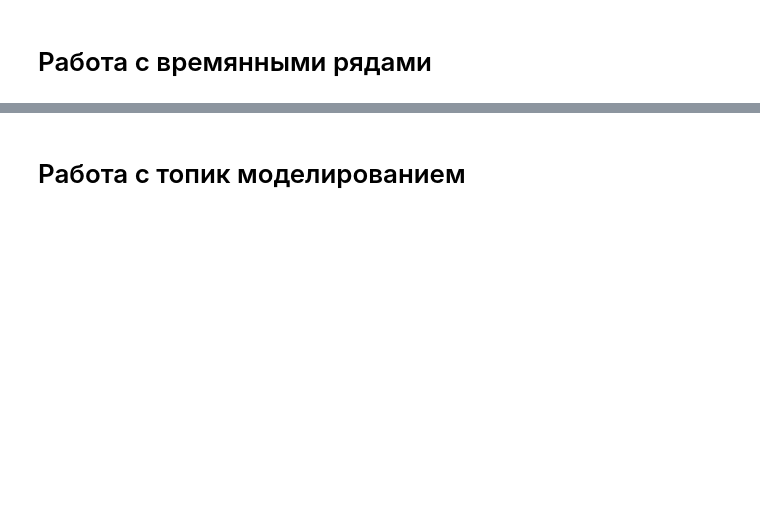
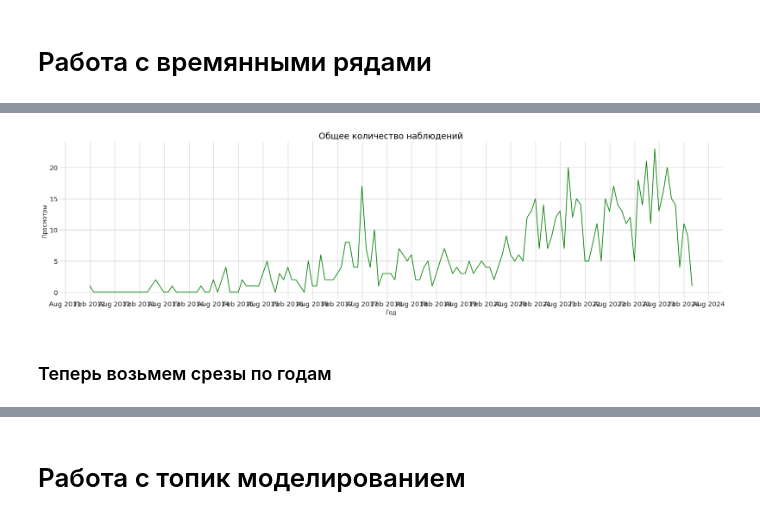
Before and after one commit to daxausername/parsing_habr, a Jupyter notebook: EDA.ipynb, the cells around one changed output, grey strips where cells are left out. Cells and saved outputs as stored; diff of their text form; code cells hidden in the pictures; blank space fills up the shorter version.

```diff
--- a/EDA.ipynb
+++ b/EDA.ipynb
@@ -282,0 +324,21 @@ NameError: name 'habr_metadata' is not defined
+# %%
+fig, ax = plt.subplots(figsize=(25, 6))
+plt.title("Общее количество наблюдений", fontsize=18, color = 'black')
+rcParams['font.family'] = 'DejaVu Sans'
+rcParams['font.size'] = 14
+plt.xlabel("Год")
+plt.ylabel("Просмотры")
+
+# График общего количества просмотров
+
+plt.plot(yearly_stats['time'], yearly_stats['total_observations'], color='green')
+
+# Используем YearLocator для размещения тиков по годам:
+plt.gca().xaxis.set_major_locator(mdates.MonthLocator(interval=6))
+
+# Форматируем тики как год (четыре цифры):
+plt.gca().xaxis.set_major_formatter(mdates.DateFormatter('%b %Y'))
+# %% [output]
+[figure, added]
+# %% [markdown]
+### Теперь возьмем срезы по годам
```
Also changed, not shown: parts of 39 cells of this notebook, 2 other files.
